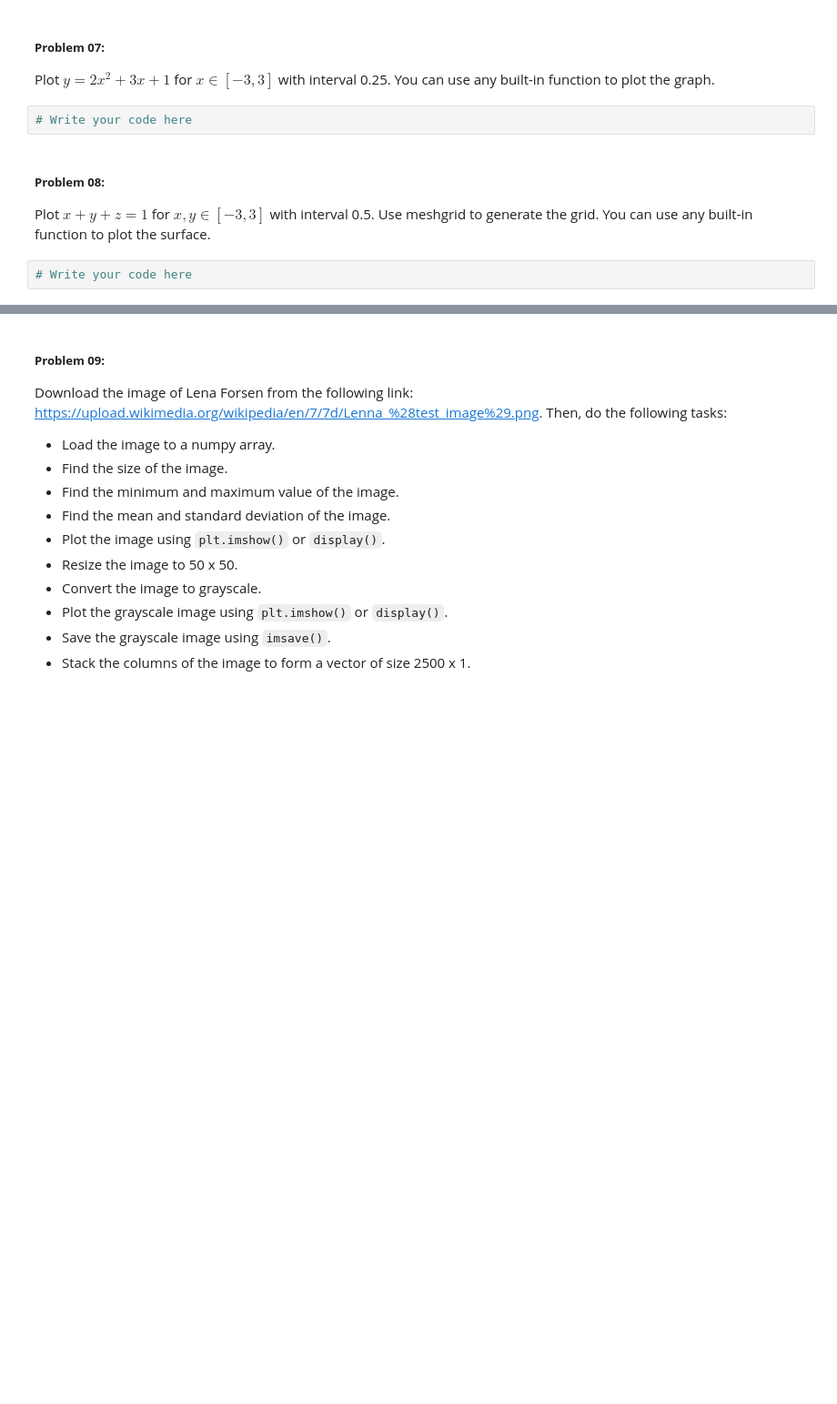
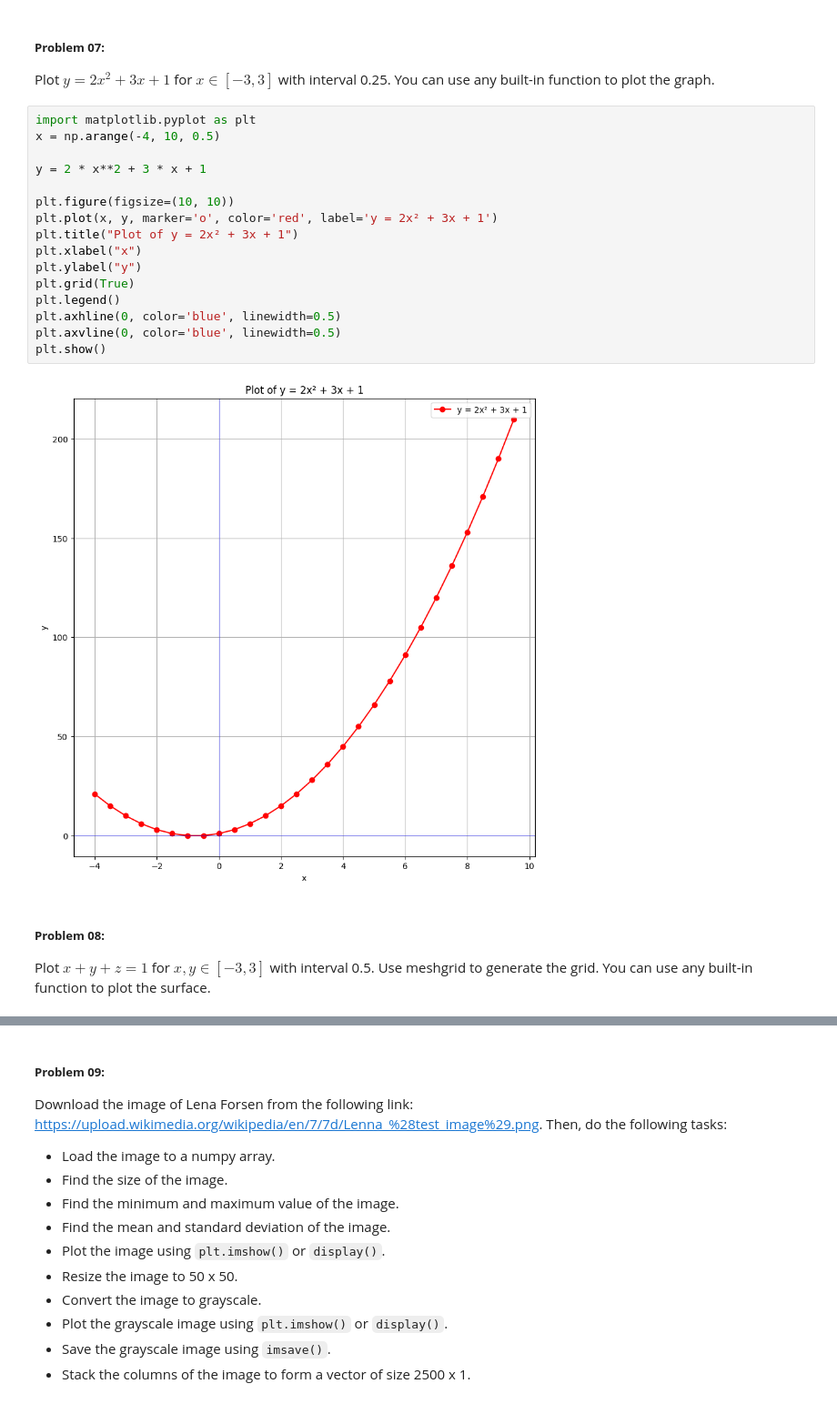
Before and after one commit to nur303/Problem-solve, a Jupyter notebook: Lab_Assignment_01.ipynb, the cells around one changed output, grey strips where cells are left out. Shown at 91% size. Drawn from its saved outputs; the diff is of its cells as text; blank space fills up the shorter version.

```diff
--- a/Lab_Assignment_01.ipynb
+++ b/Lab_Assignment_01.ipynb
@@ -132,10 +132,24 @@ Block Matrix:
 # %% [markdown]
 ##### **Problem 07:**
 Plot $y = 2x^2 + 3x + 1$ for $x \in [-3, 3]$ with interval 0.25. You can use any built-in function to plot the graph.
-# %%
-# Write your code here
+# %%
+import matplotlib.pyplot as plt
+x = np.arange(-4, 10, 0.5)
+
+y = 2 * x**2 + 3 * x + 1
+
+plt.figure(figsize=(10, 10))
+plt.plot(x, y, marker='o', color='red', label='y = 2x² + 3x + 1')
+plt.title("Plot of y = 2x² + 3x + 1")
+plt.xlabel("x")
+plt.ylabel("y")
+plt.grid(True)
+plt.legend()
+plt.axhline(0, color='blue', linewidth=0.5)
+plt.axvline(0, color='blue', linewidth=0.5)
+plt.show()
+# %% [output]
+[figure, added]
 # %% [markdown]
 ##### **Problem 08:**
 Plot $x + y + z = 1$ for $x, y \in [-3, 3]$ with interval 0.5. Use meshgrid to generate the grid. You can use any built-in function to plot the surface.
-# %%
-# Write your code here
```
Also changed, not shown: parts of 5 cells of this notebook.
